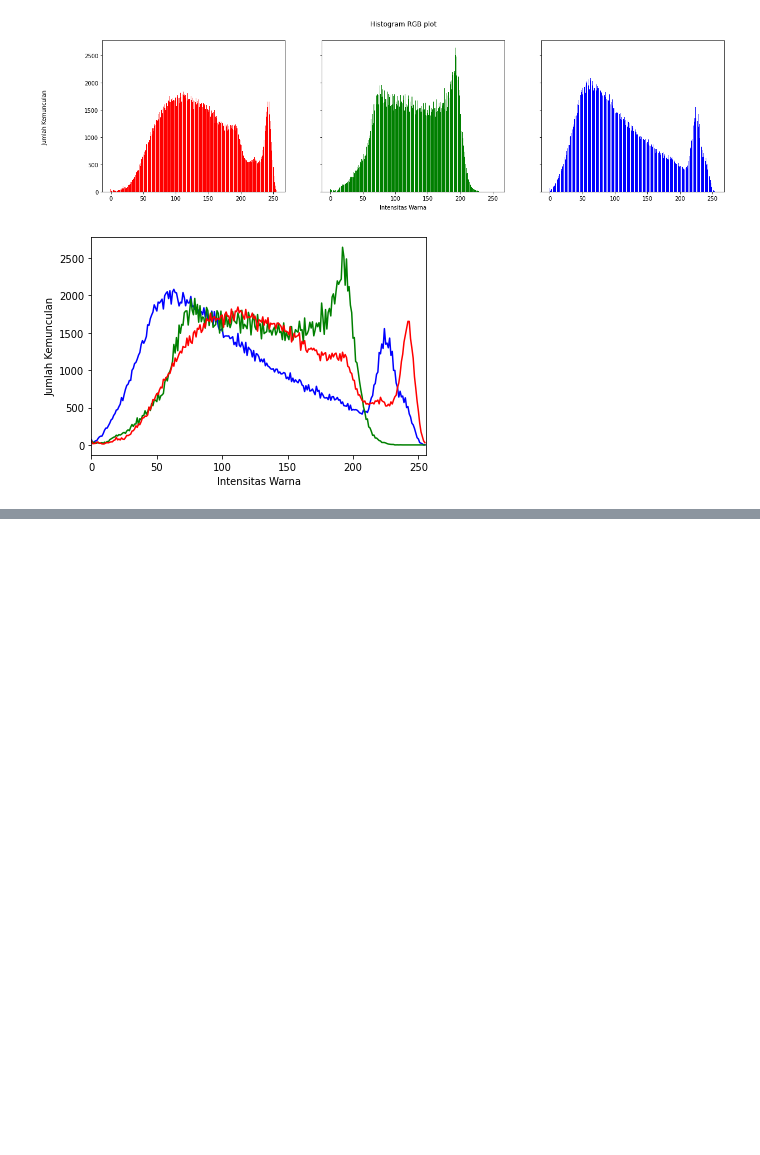
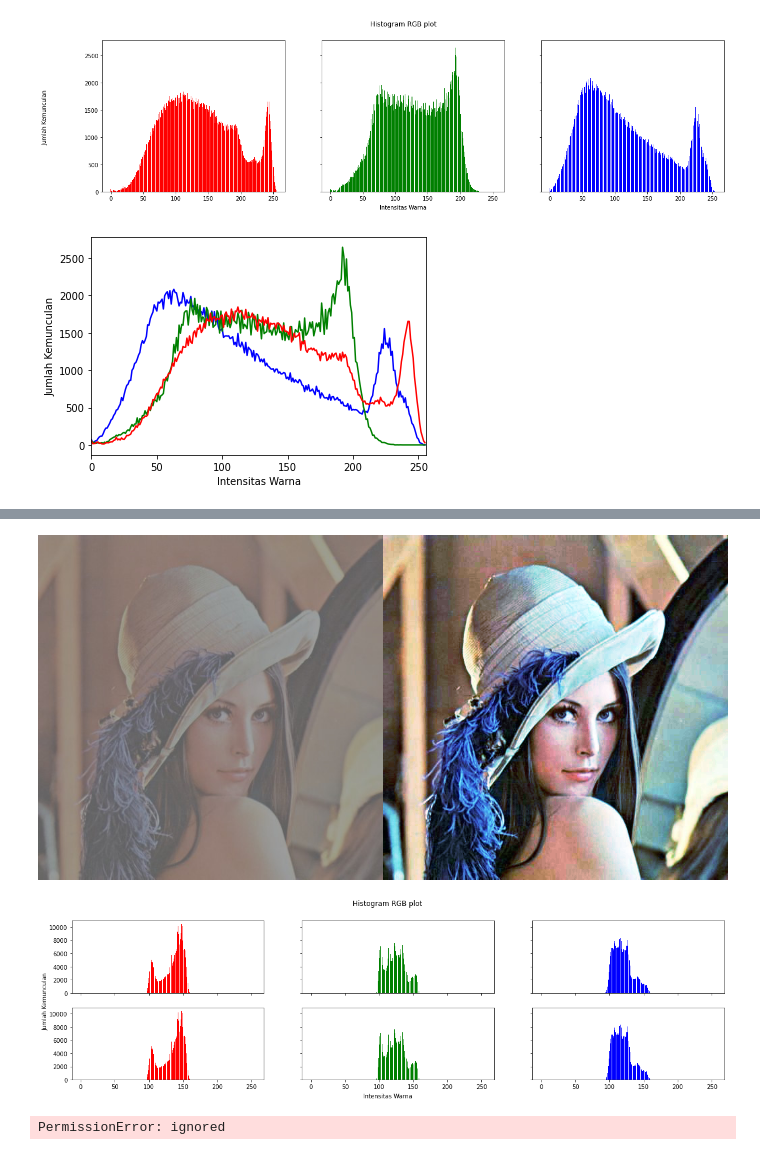
Before and after one commit to sanggaasmara/PCVK_Genap_2022, a Jupyter notebook: jobsheet06.ipynb, the cells around one changed output, grey strips where cells are left out. Drawn from its saved outputs; the diff is of its cells as text; code cells hidden in the pictures; blank space fills up the shorter version.

```diff
--- a/jobsheet06.ipynb
+++ b/jobsheet06.ipynb
@@ -62,0 +134,43 @@ plt.show()
+# %%
+# No 6 Membuat histogram equalization menggunakan library yang dimiliki oleh CV2 yaitu 'equalizeHist'
+channels = cv.split(img1)
+eq_channels = []
+for ch, color in zip(channels, ["r", "g", "b"]):
+  eq_channels.append(cv.equalizeHist(ch))
+eq_image = cv.merge(eq_channels)
+equal_histo = histog(eq_image)
+
+final_frame = cv.hconcat((img1, eq_image))
+cv2_imshow(final_frame)
+
+names = np.arange(256)
+isgraying = np.array_equal(blue, green, red)
+if (isgraying == False):
+  fig, axs = plt.subplots(2, 3, figsize=[20,5], sharex=True, sharey =True)
+  fig.suptitle('Histogram RGB plot')
+  fig.text(0.09, 0.5, 'Jumlah Kemunculan', va='center', rotation='vertical')
+  fig.text(0.5, 0.04, 'Intensitas Warna', ha='center')
+  axs[0,0].bar(names, histo_asli[2], color='red')
+  axs[0,1].bar(names, histo_asli[1], color='green')
+  axs[0,2].bar(names, histo_asli[0], color='blue')
+  axs[1,0].bar(names, histo_asli[2], color='red')
+  axs[1,1].bar(names, histo_asli[1], color='green')
+  axs[1,2].bar(names, histo_asli[0], color='blue')
+else:
+  fig, axs = plt.subplots(1, 2, figsize=[20,5], sharex=True, sharey=True)
+  fig.suptitle('Histogram RGB plot')
+  fig.text(0.09, 0.5, 'Jumlah Kemunculan', va='center', rotation='vertical')
+  fig.text(0.5, 0.04, 'Intensitas Warna', ha='center')
+  axs[0,0].bar(names, histo_asli[2], color='gray')
+  axs[0,1].bar(names, equal_histo[2], color='gray')
+# %% [output]
+[figure, added]
+[figure, added]
+# %%
+# 8. Proses dithering Floyd and Steinberg
+from PIL import Image
+
+imageConvert = Image.open('/content/drive/MyDrive/Images/mandrill.tiff').convert(mode='1',dither=Image.FLOYDSTEINBERG)
+imageConvert.save('/content/drive/MyDrive/Images/mandrill.tiff')
+# %% [output]
+PermissionError: ignored
```
Also changed, not shown: parts of 1 cell of this notebook.
